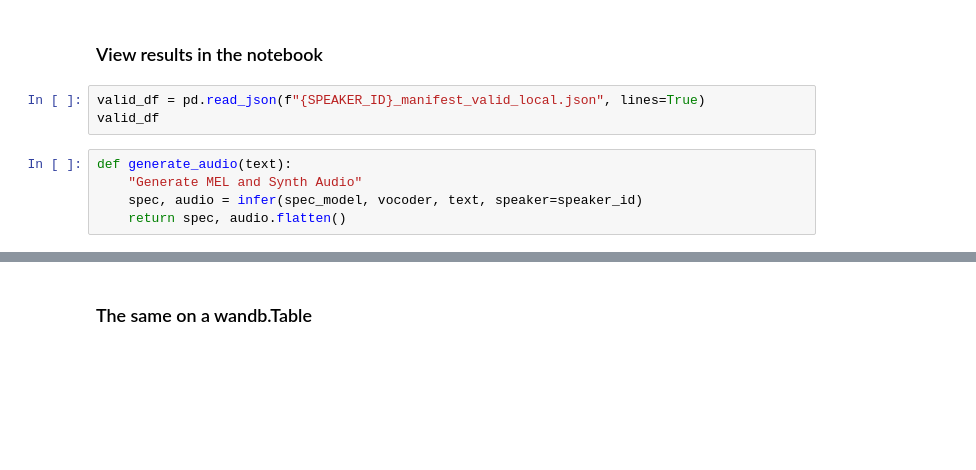
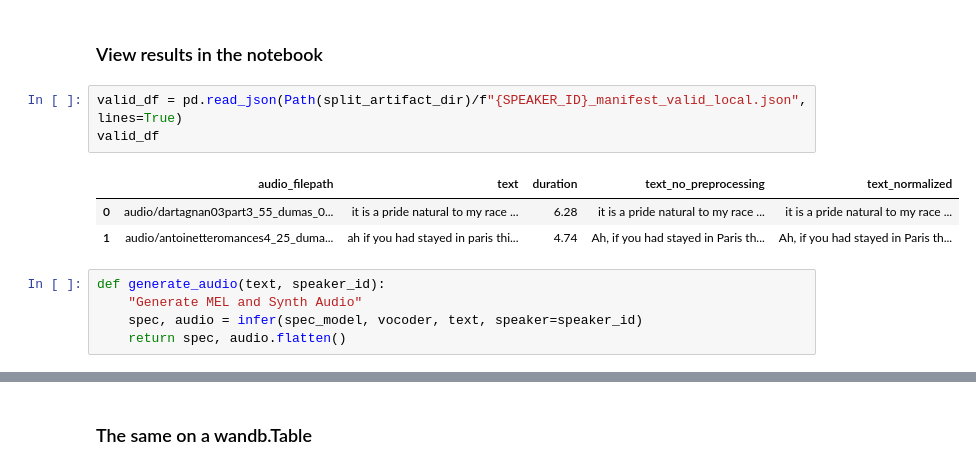
Before and after one commit to tcapelle/nemo_wandb, a Jupyter notebook: 02_FastPitch_finetune.ipynb, the cells around one changed output, grey strips where cells are left out. Drawn from its saved outputs; the diff is of its cells as text; blank space fills up the shorter version.

```diff
--- a/02_FastPitch_finetune.ipynb
+++ b/02_FastPitch_finetune.ipynb
@@ -158,10 +286,14 @@ spec_model.eval().cuda();
 # %% [markdown]
 ### View results in the notebook
 # %%
-valid_df = pd.read_json(f"{SPEAKER_ID}_manifest_valid_local.json", lines=True)
+valid_df = pd.read_json(Path(split_artifact_dir)/f"{SPEAKER_ID}_manifest_valid_local.json", lines=True)
 valid_df
+# %% [output]
+|  | audio_filepath | text | duration | text_no_preprocessing | text_normalized |
+| 0 | audio/dartagnan03part3_55_dumas_0... | it is a pride natural to my race ... | 6.28 | it is a pride natural to my race ... | it is a pride natural to my race ... |
+| 1 | audio/antoinetteromances4_25_duma... | ah if you had stayed in paris thi... | 4.74 | Ah, if you had stayed in Paris th... | Ah, if you had stayed in Paris th... |
 # %%
-def generate_audio(text):
+def generate_audio(text, speaker_id):
     "Generate MEL and Synth Audio"
     spec, audio = infer(spec_model, vocoder, text, speaker=speaker_id)
     return spec, audio.flatten()
```
Also changed, not shown: parts of 12 cells of this notebook, 1 other file.
